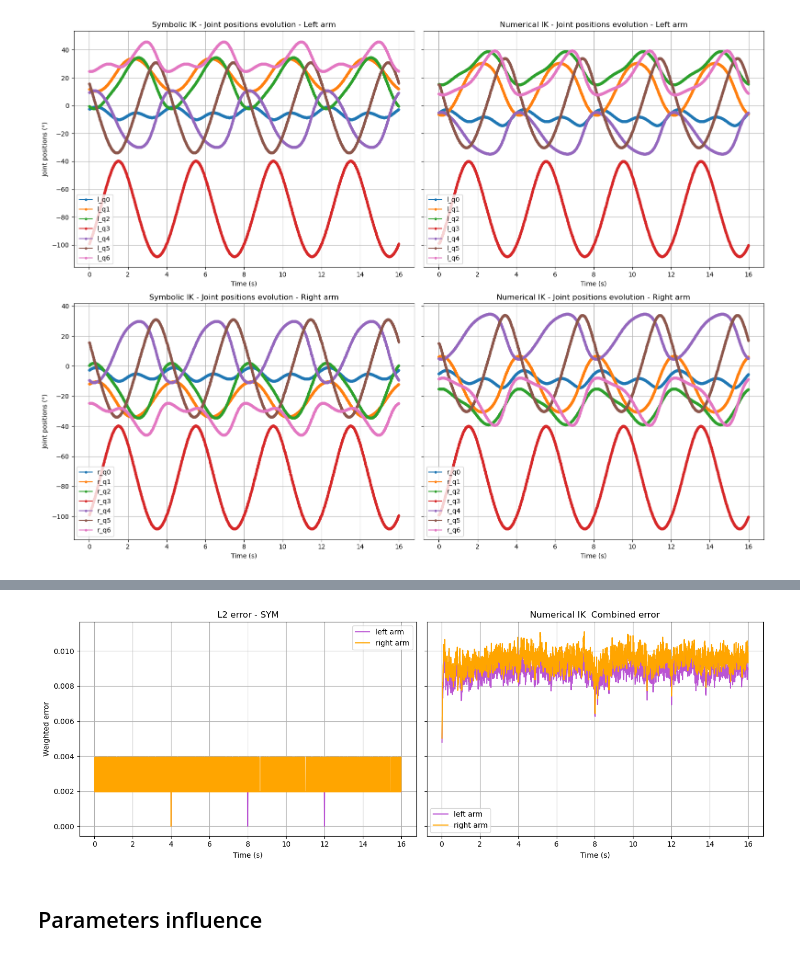
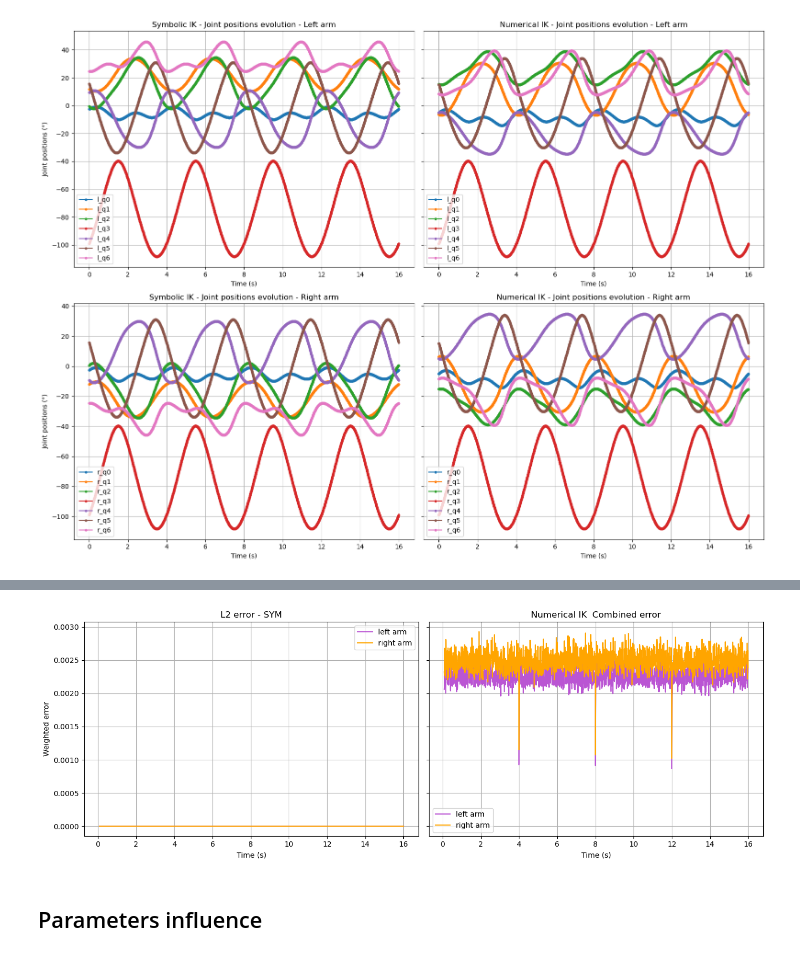
Before and after one commit to pollen-robotics/reachy2_qpik, a Jupyter notebook: src/example/pinocchio/metrics_eval.ipynb, the cells around one changed output, grey strips where cells are left out. Cells and saved outputs as stored; diff of their text form; code cells hidden in the pictures.

```diff
--- a/src/example/pinocchio/metrics_eval.ipynb
+++ b/src/example/pinocchio/metrics_eval.ipynb
@@ -12,7 +12,7 @@ from metrics import l2_error, rodrigues_error, combined_error
 test = "circle"
 
 filepath_sym = f'data/sym_{test}_data.csv'
-filepath_num = f'data/num_{test}_data.csv'
+filepath_num = f'data/qp_{test}_data.csv'
 
 df_sym = pd.read_csv(filepath_sym, sep=",", header=0).copy()
 df_num = pd.read_csv(filepath_num, sep=",", header=0).copy()
@@ -205,27 +205,27 @@ plt.show()
 # %%
 fig, axes = plt.subplots(1, 2, figsize=(14, 5), sharey=True)
 
 lambda_theta = 1e-6 / np.deg2rad(1) ** 2
 
-axes[0].plot(df_sym["time"][3:], combined_error(df_sym["l_pos_err"], df_sym["l_rot_err"], lambda_theta=lambda_theta)[3:], label="left arm", color="mediumorchid")
-axes[0].plot(df_sym["time"][3:], combined_error(df_sym["r_pos_err"], df_sym["r_rot_err"], lambda_theta=lambda_theta)[3:], label="right arm", color="orange")
+axes[0].plot(df_sym["time"][10:], combined_error(df_sym["l_pos_err"], df_sym["l_rot_err"], lambda_theta=lambda_theta)[10:], label="left arm", color="mediumorchid")
+axes[0].plot(df_sym["time"][10:], combined_error(df_sym["r_pos_err"], df_sym["r_rot_err"], lambda_theta=lambda_theta)[10:], label="right arm", color="orange")
 axes[0].set_title("L2 error - SYM")
 axes[0].set_xlabel("Time (s)")
 axes[0].set_ylabel("Weighted error")
 axes[0].legend()
 axes[0].grid(True)
 
-axes[1].plot(df_num["time"][3:], combined_error(df_num["l_pos_err"], df_num["l_rot_err"], lambda_theta=lambda_theta)[3:], label="left arm", color="mediumorchid")
-axes[1].plot(df_num["time"][3:], combined_error(df_num["r_pos_err"], df_num["r_rot_err"], lambda_theta=lambda_theta)[3:], label="right arm", color="orange")
+axes[1].plot(df_num["time"][10:], combined_error(df_num["l_pos_err"], df_num["l_rot_err"], lambda_theta=lambda_theta)[10:], label="left arm", color="mediumorchid")
+axes[1].plot(df_num["time"][10:], combined_error(df_num["r_pos_err"], df_num["r_rot_err"], lambda_theta=lambda_theta)[10:], label="right arm", color="orange")
 axes[1].set_title("Numerical IK  Combined error")
 axes[1].set_xlabel("Time (s)")
 axes[1].legend()
 axes[1].grid(True)
 
 plt.tight_layout()
 plt.show()
 # %% [output]
-[figure, old version]
+[figure, new version]
 # %% [markdown]
 ## Parameters influence
 # %% [markdown]
```
Also changed, not shown: parts of 4 cells of this notebook, 21 other files.
